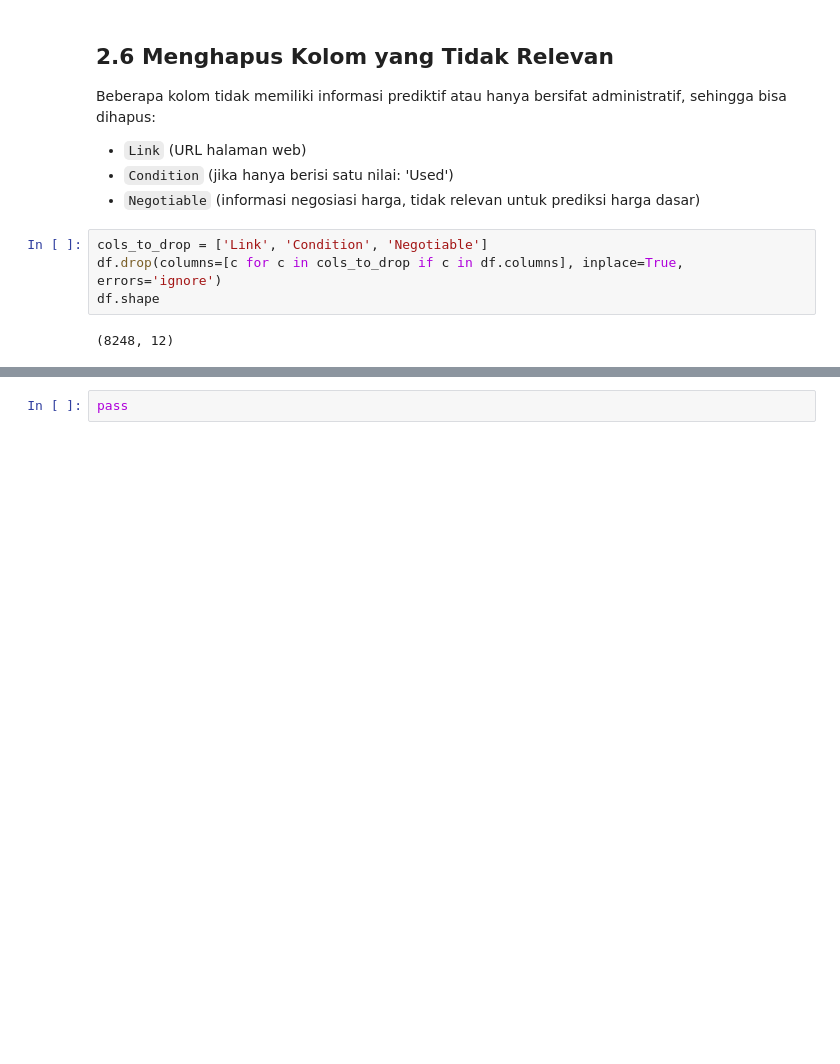
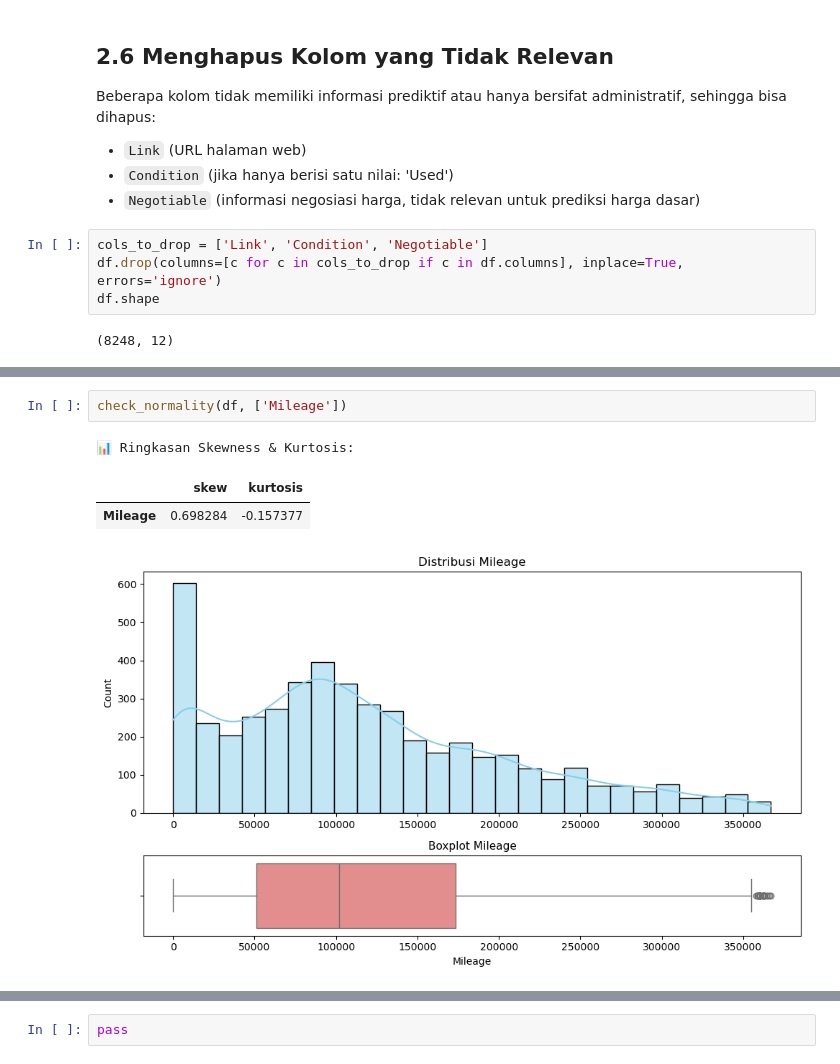
Before and after one commit to hansdarmawann/arabian-cars-1, a Jupyter notebook: Notebook/02_Data Acquisition And Understanding.ipynb, the cells around one changed output, grey strips where cells are left out. Saved outputs shown, nothing was run; the diff lists cells and outputs as text; blank space fills up the shorter version.

```diff
--- a/Notebook/02_Data Acquisition And Understanding.ipynb
+++ b/Notebook/02_Data Acquisition And Understanding.ipynb
@@ -398,0 +452,7 @@ memory usage: 266.3 KB
+# %%
+check_normality(df, ['Mileage'])
+# %% [output]
+📊 Ringkasan Skewness & Kurtosis:
+|  | skew | kurtosis |
+| Mileage | 0.698284 | -0.157377 |
+[figure, added]
```
Also changed, not shown: parts of 16 cells of this notebook, 1 other file.
